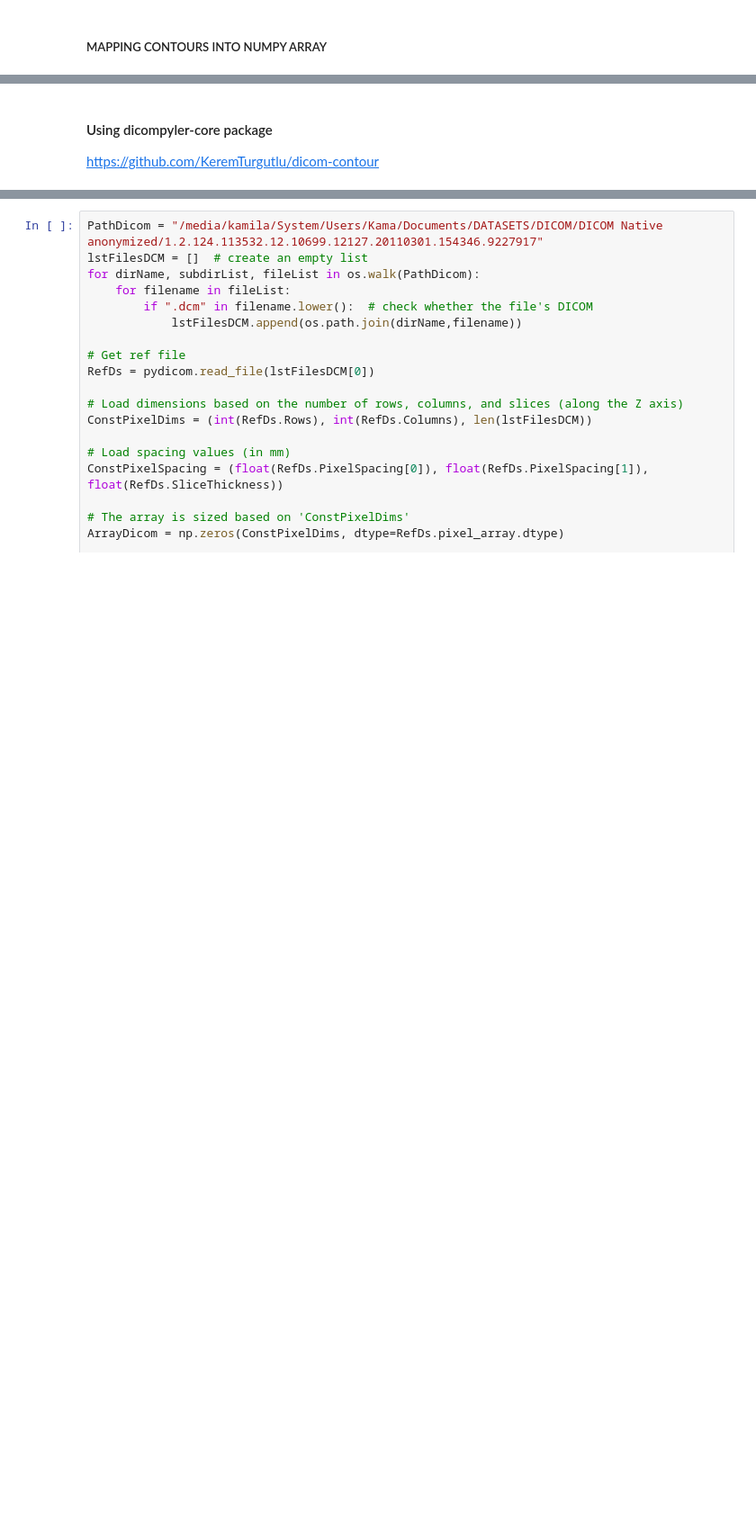
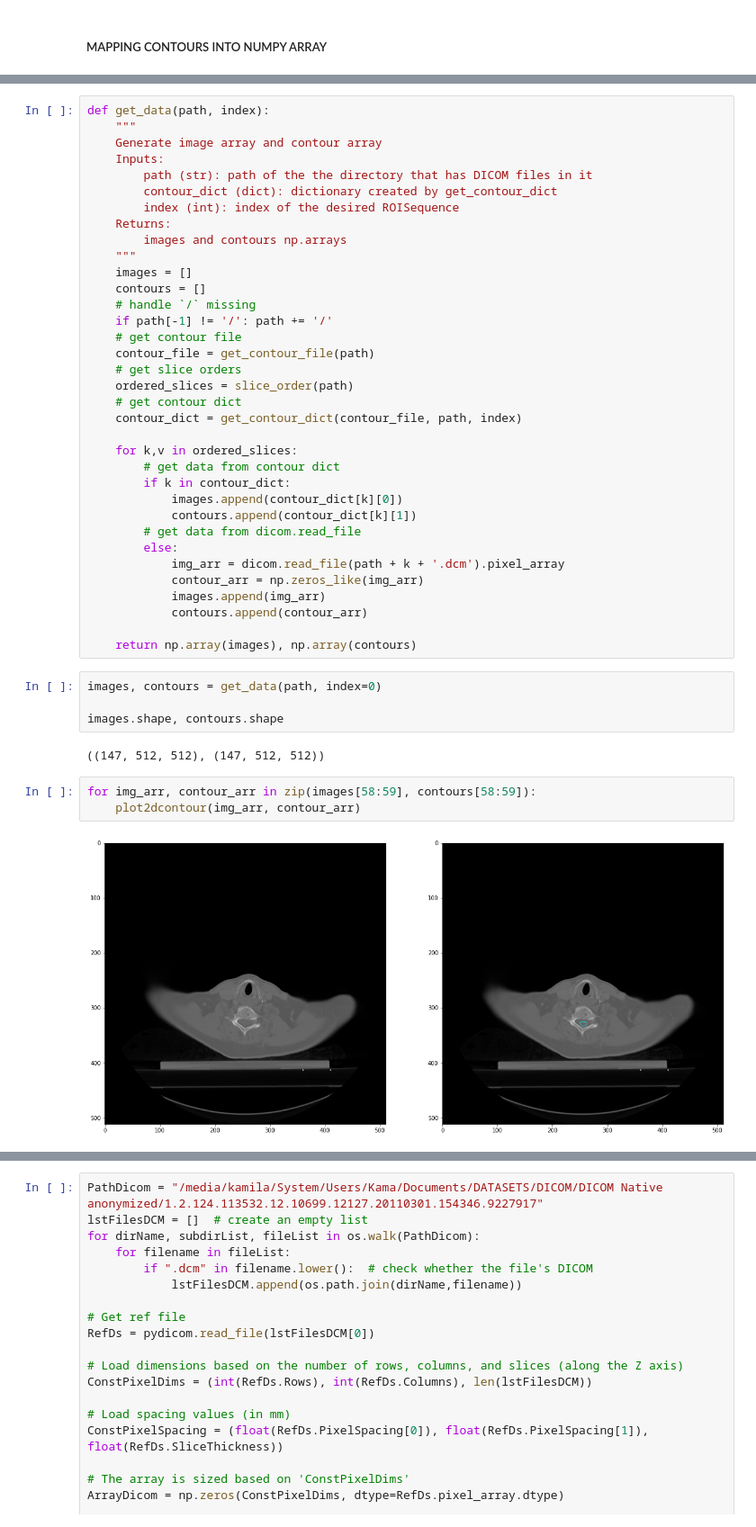
Before and after one commit to kaamka/dicom-pipeline, a Jupyter notebook: Read-and-visualize-DICOM.ipynb, the cells around one changed output, grey strips where cells are left out. Shown at 90% size. Drawn from its saved outputs; the diff is of its cells as text; blank space fills up the shorter version.

```diff
--- a/Read-and-visualize-DICOM.ipynb
+++ b/Read-and-visualize-DICOM.ipynb
@@ -941,4 +870,46 @@ NameError: name 'slice_order' is not defined
-# %% [markdown]
-#### Using dicompyler-core package
-
-https://github.com/KeremTurgutlu/dicom-contour
+# %%
+def get_data(path, index):
+    """
+    Generate image array and contour array
+    Inputs:
+        path (str): path of the the directory that has DICOM files in it
+        contour_dict (dict): dictionary created by get_contour_dict
+        index (int): index of the desired ROISequence
+    Returns:
+        images and contours np.arrays
+    """
+    images = []
+    contours = []
+    # handle `/` missing
+    if path[-1] != '/': path += '/'
+    # get contour file
+    contour_file = get_contour_file(path)
+    # get slice orders
+    ordered_slices = slice_order(path)
+    # get contour dict
+    contour_dict = get_contour_dict(contour_file, path, index)
+
+    for k,v in ordered_slices:
+        # get data from contour dict
+        if k in contour_dict:
+            images.append(contour_dict[k][0])
+            contours.append(contour_dict[k][1])
+        # get data from dicom.read_file
+        else:
+            img_arr = dicom.read_file(path + k + '.dcm').pixel_array
+            contour_arr = np.zeros_like(img_arr)
+            images.append(img_arr)
+            contours.append(contour_arr)
+
+    return np.array(images), np.array(contours)
+# %%
+images, contours = get_data(path, index=0)
+
+images.shape, contours.shape
+# %% [output]
+((147, 512, 512), (147, 512, 512))
+# %%
+for img_arr, contour_arr in zip(images[58:59], contours[58:59]):
+    plot2dcontour(img_arr, contour_arr)
+# %% [output]
+[figure, added]
```
Also changed, not shown: parts of 60 cells of this notebook.
